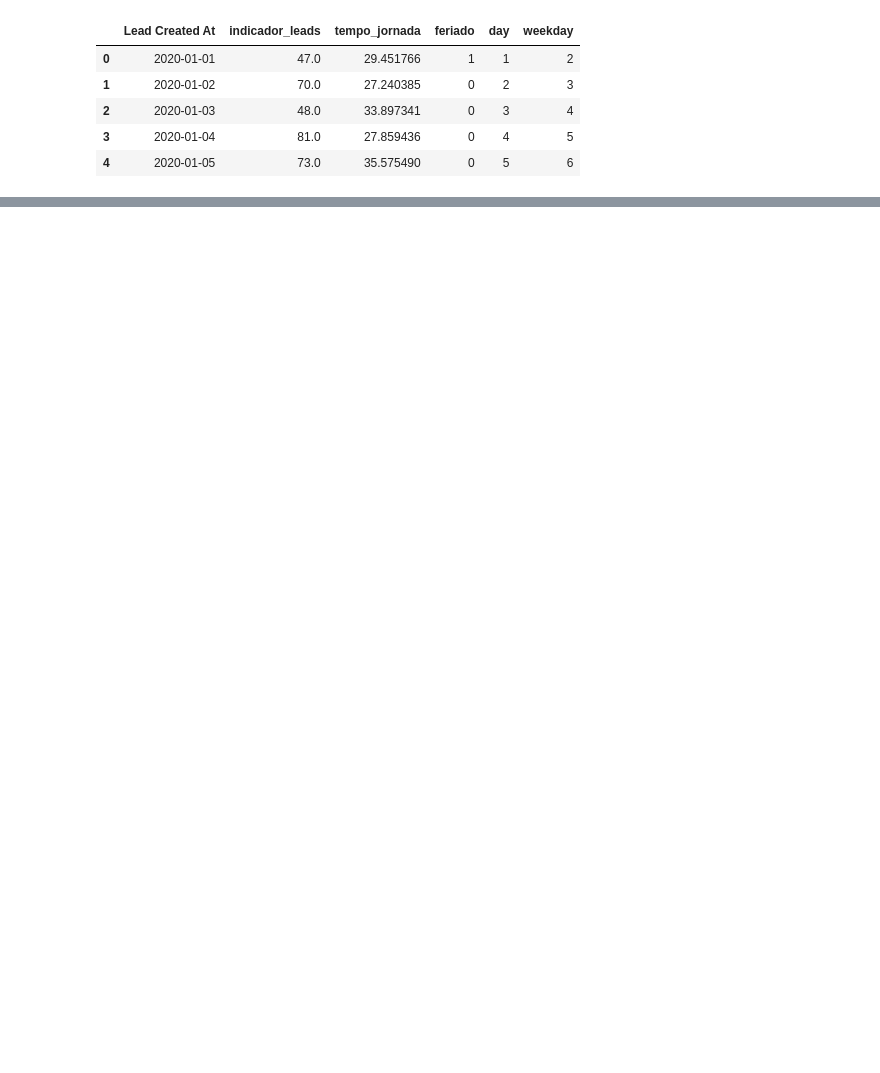
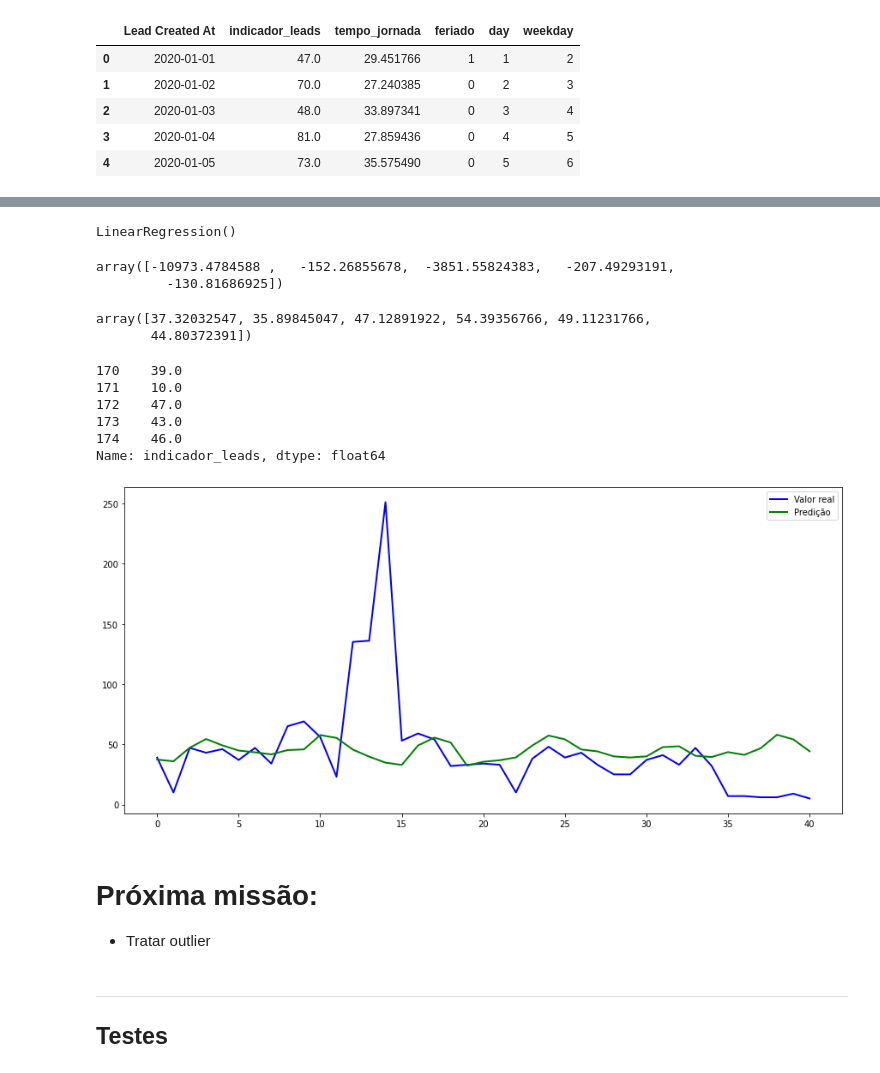
Before and after one commit to barbosarafael/DS_Avancado, a Jupyter notebook: ts_regressao/ts_regressao.ipynb, the cells around one changed output, grey strips where cells are left out. Cells and saved outputs as stored; diff of their text form; code cells hidden in the pictures; blank space fills up the shorter version.

```diff
--- a/ts_regressao/ts_regressao.ipynb
+++ b/ts_regressao/ts_regressao.ipynb
@@ -200,0 +253,8 @@ y_teste = teste["indicador_leads"]
+# %%
+from sklearn.preprocessing import StandardScaler
+
+sc_x = StandardScaler()
+x = sc_x.fit_transform(df_lagged)
+x = pd.DataFrame(x)
+
+x.head()
@@ -200,0 +268,65 @@ y_teste = teste["indicador_leads"]
+# %%
+#--- https://www.kaggle.com/antoinekrajnc/simplest-time-series-using-linear-regression
+
+def TimeSeriesTrainTestSplit(x, y, test_size):
+
+        test_index = int(len(x)*(1-test_size))
+
+        X_train = x.iloc[:test_index]
+        y_train = y.iloc[:test_index]
+        X_test = x.iloc[test_index:]
+        y_test = y.iloc[test_index:]
+
+        return X_train, y_train, X_test, y_test
+
+x_treino, y_treino, x_teste, y_teste = TimeSeriesTrainTestSplit(x, y, 0.2)
+# %%
+from sklearn.linear_model import LinearRegression
+
+reg_lin = LinearRegression()
+
+reg_lin.fit(x_treino, y_treino)
+# %% [output]
+LinearRegression()
+# %%
+from sklearn.model_selection import TimeSeriesSplit
+from sklearn.model_selection import cross_val_score
+
+ts_cross_val = TimeSeriesSplit(n_splits = 5)
+
+cv_ts = cross_val_score(reg_lin, x_treino, y_treino, cv = ts_cross_val, scoring = "neg_mean_squared_error")
+cv_ts
+# %% [output]
+array([-10973.4784588 ,   -152.26855678,  -3851.55824383,   -207.49293191,
+         -130.81686925])
+# %%
+y_pred = reg_lin.predict(x_teste)
+
+y_pred[:6]
+# %% [output]
+array([37.32032547, 35.89845047, 47.12891922, 54.39356766, 49.11231766,
+       44.80372391])
+# %%
+y_teste.head()
+# %% [output]
+170    39.0
+171    10.0
+172    47.0
+173    43.0
+174    46.0
+Name: indicador_leads, dtype: float64
+# %%
+_ = plt.figure(figsize = (15, 7))
+_ = plt.plot(y_teste.values, "blue", label = "Valor real", linewidth = 2)
+_ = plt.plot(y_pred, "green", label = "Predição", linewidth = 2)
+_ = plt.legend(loc = "best")
+# %% [output]
+[figure, added]
+# %% [markdown]
+# Próxima missão:
+
+- Tratar outlier
+# %% [markdown]
+---
+
+## Testes
```
Also changed, not shown: parts of 40 cells of this notebook.
